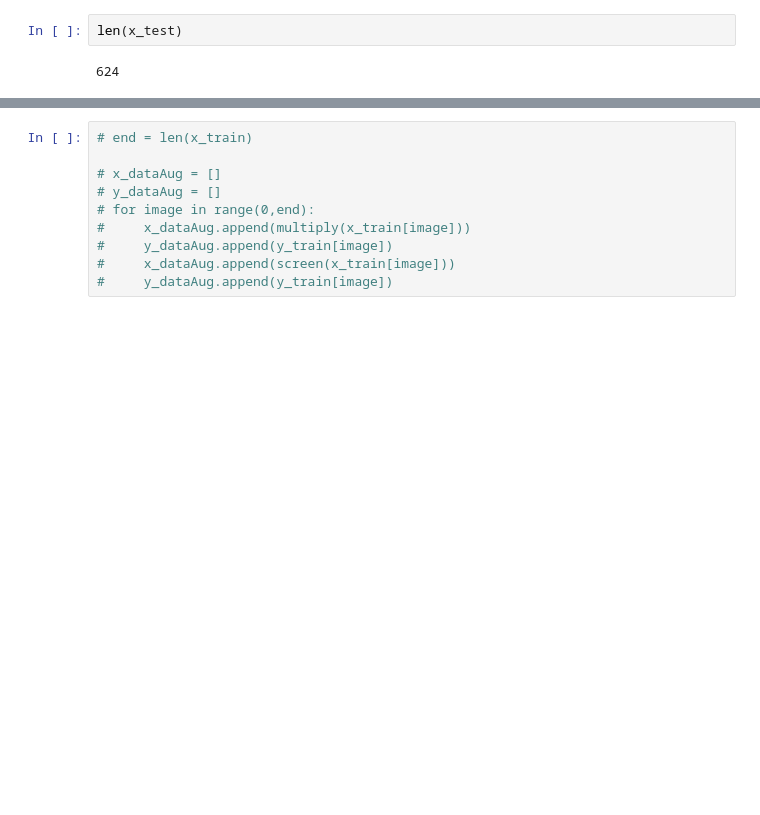
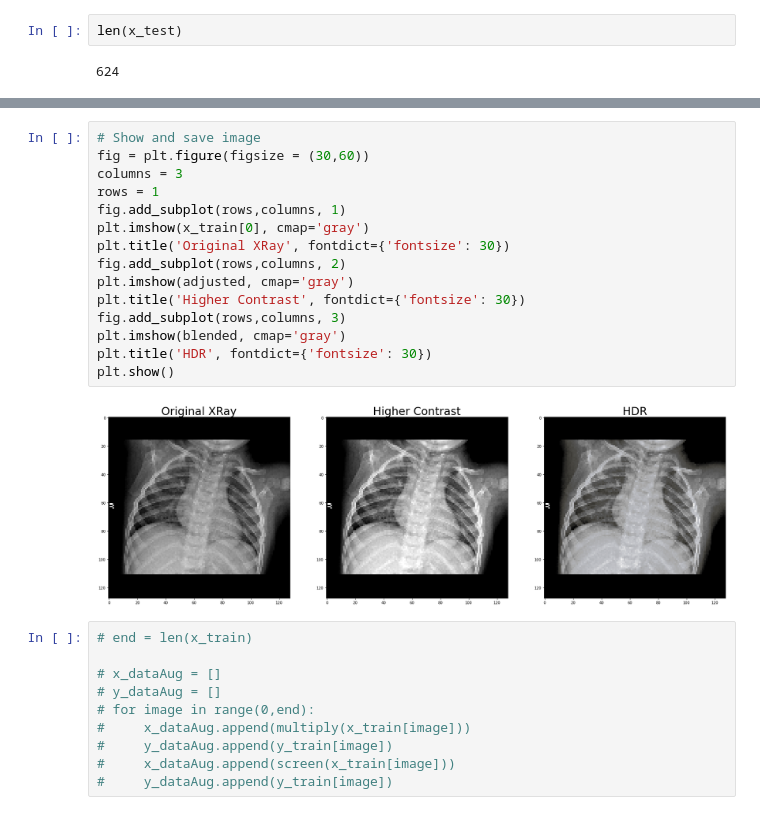
Before and after one commit to currymike123/Thesis_LDR, a Jupyter notebook: Research/xray.ipynb, the cells around one changed output, grey strips where cells are left out. Saved outputs shown, nothing was run; the diff lists cells and outputs as text; blank space fills up the shorter version.

```diff
--- a/Research/xray.ipynb
+++ b/Research/xray.ipynb
@@ -154,3 +167,20 @@ print(y_test.shape)
+# %%
+# Show and save image
+fig = plt.figure(figsize = (30,60))
+columns = 3
+rows = 1
+fig.add_subplot(rows,columns, 1)
+plt.imshow(x_train[0], cmap='gray')
+plt.title('Original XRay', fontdict={'fontsize': 30})
+fig.add_subplot(rows,columns, 2)
+plt.imshow(adjusted, cmap='gray')
+plt.title('Higher Contrast', fontdict={'fontsize': 30})
+fig.add_subplot(rows,columns, 3)
+plt.imshow(blended, cmap='gray')
+plt.title('HDR', fontdict={'fontsize': 30})
+plt.show()
+# %% [output]
+[figure, added]
 # %%
 # end = len(x_train)
 
```
Also changed, not shown: parts of 11 cells of this notebook, 2 other files.
